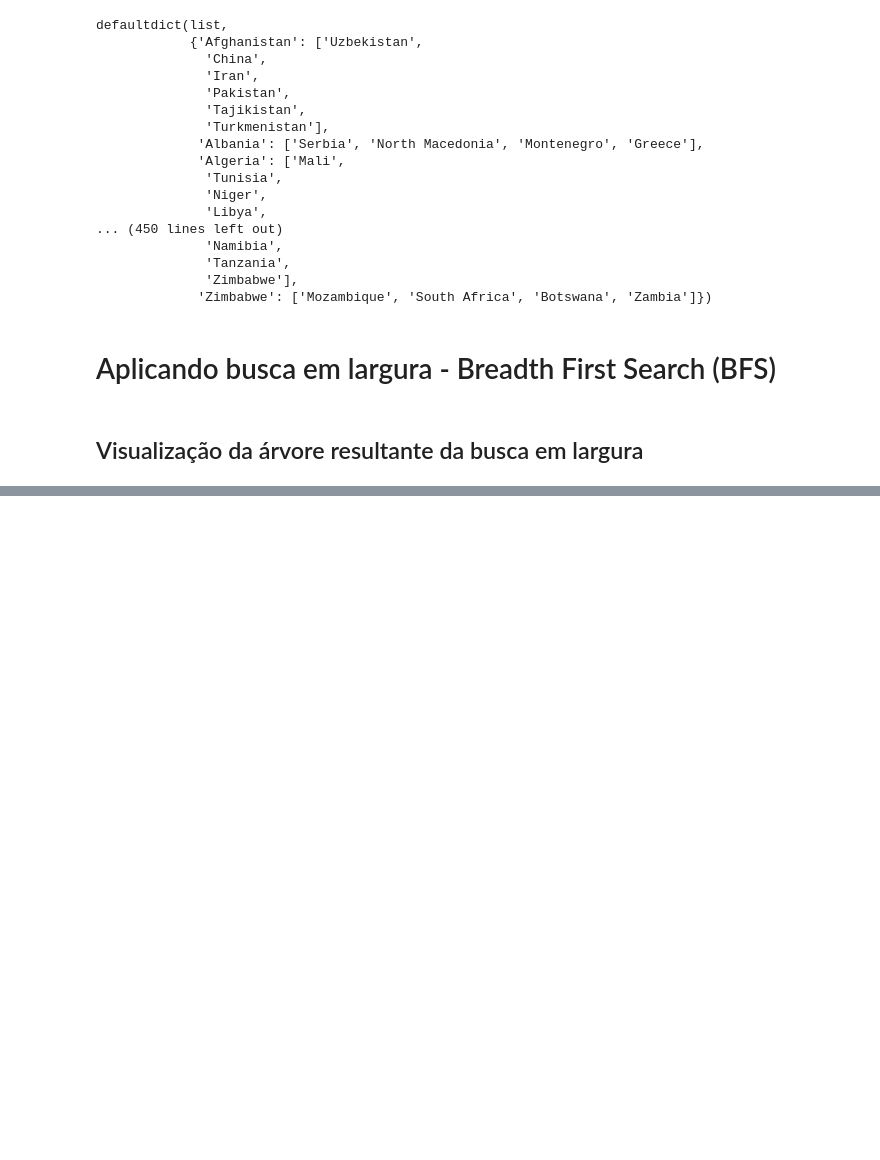
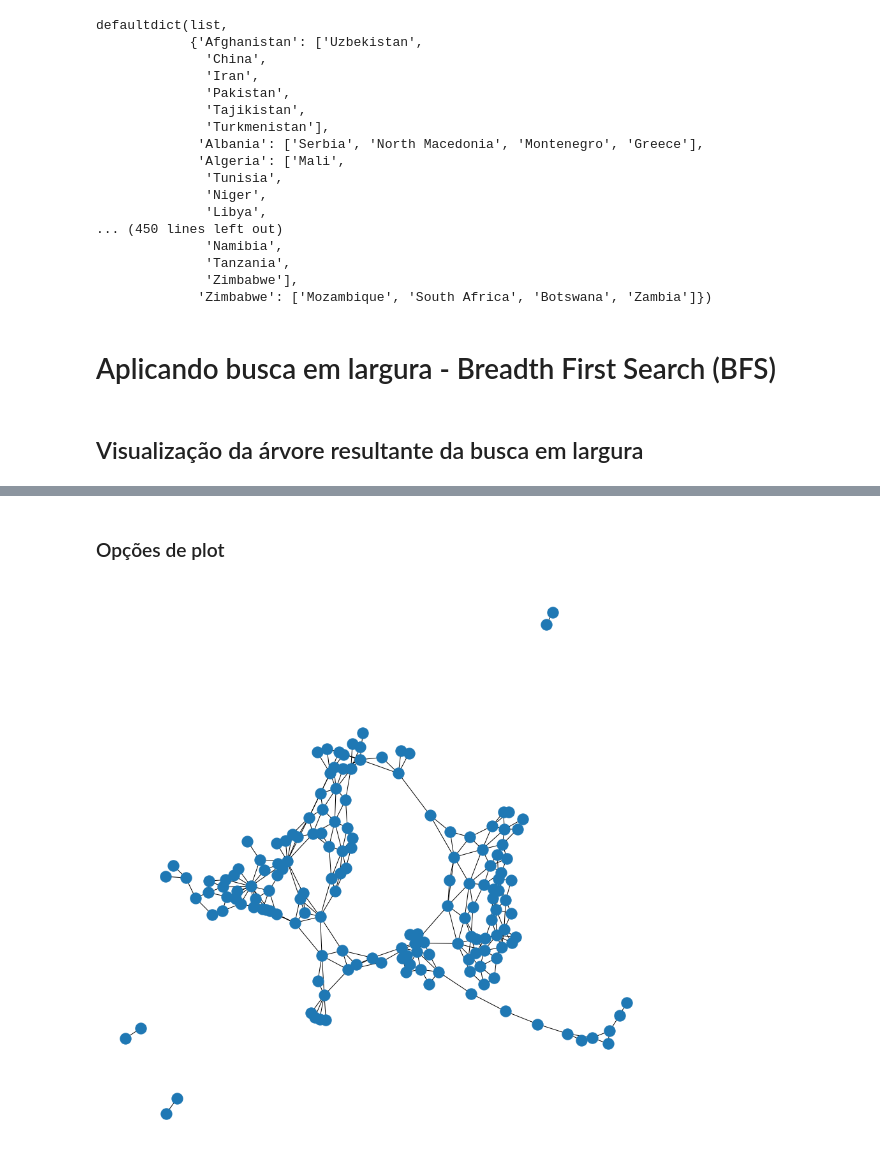
Before and after one commit to projeto-de-algoritmos/Grafos1_Cities, a Jupyter notebook: Grafos1_Cities.ipynb, the cells around one changed output, grey strips where cells are left out. Saved outputs shown, nothing was run; the diff lists cells and outputs as text; code cells hidden in the pictures; blank space fills up the shorter version.

```diff
--- a/Grafos1_Cities.ipynb
+++ b/Grafos1_Cities.ipynb
@@ -222,0 +241,9 @@ nx.draw_networkx(resultant_tree)
+# %% [markdown]
+### Opções de plot
+# %%
+nx.draw(cities_graph)
+# nx.draw_circular(cities_graph)
+# nx.draw_spectral(cities_graph)
+# nx.draw_spring(cities_graph)
+# %% [output]
+[figure, added]
```
Also changed, not shown: parts of 4 cells of this notebook.
